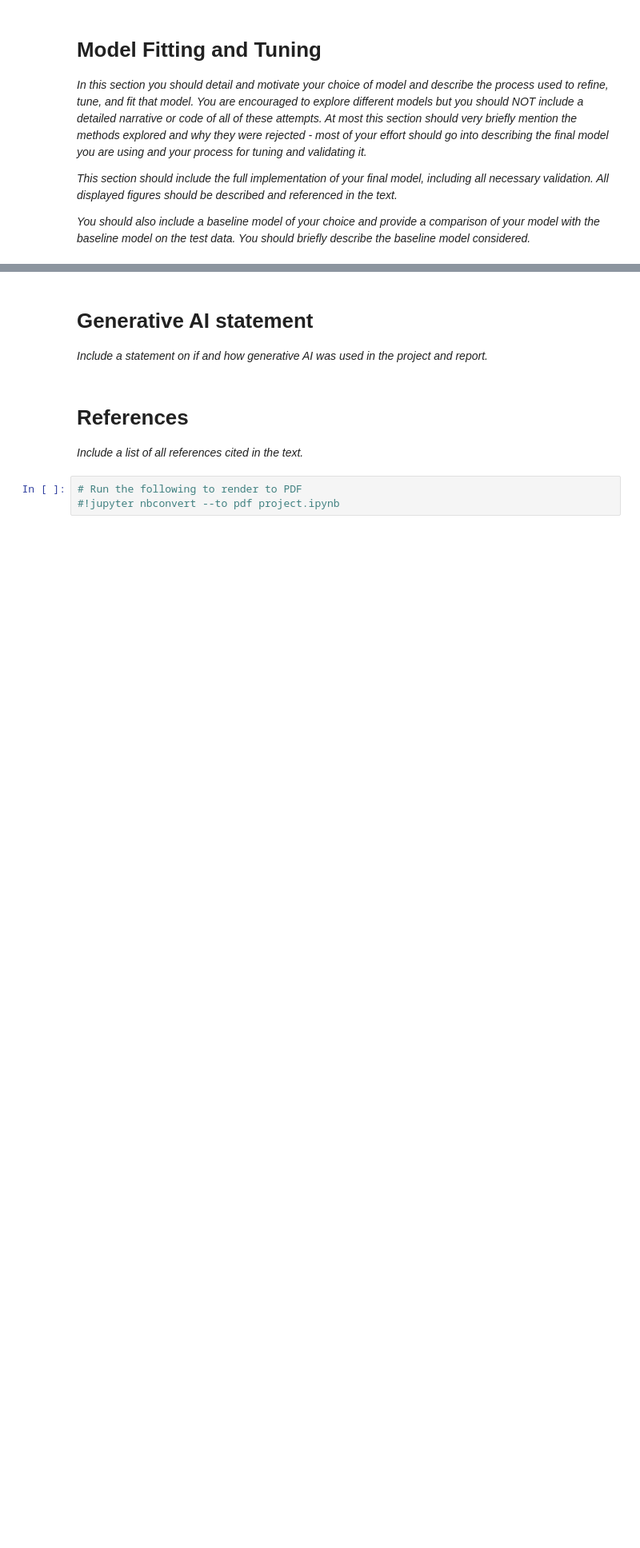
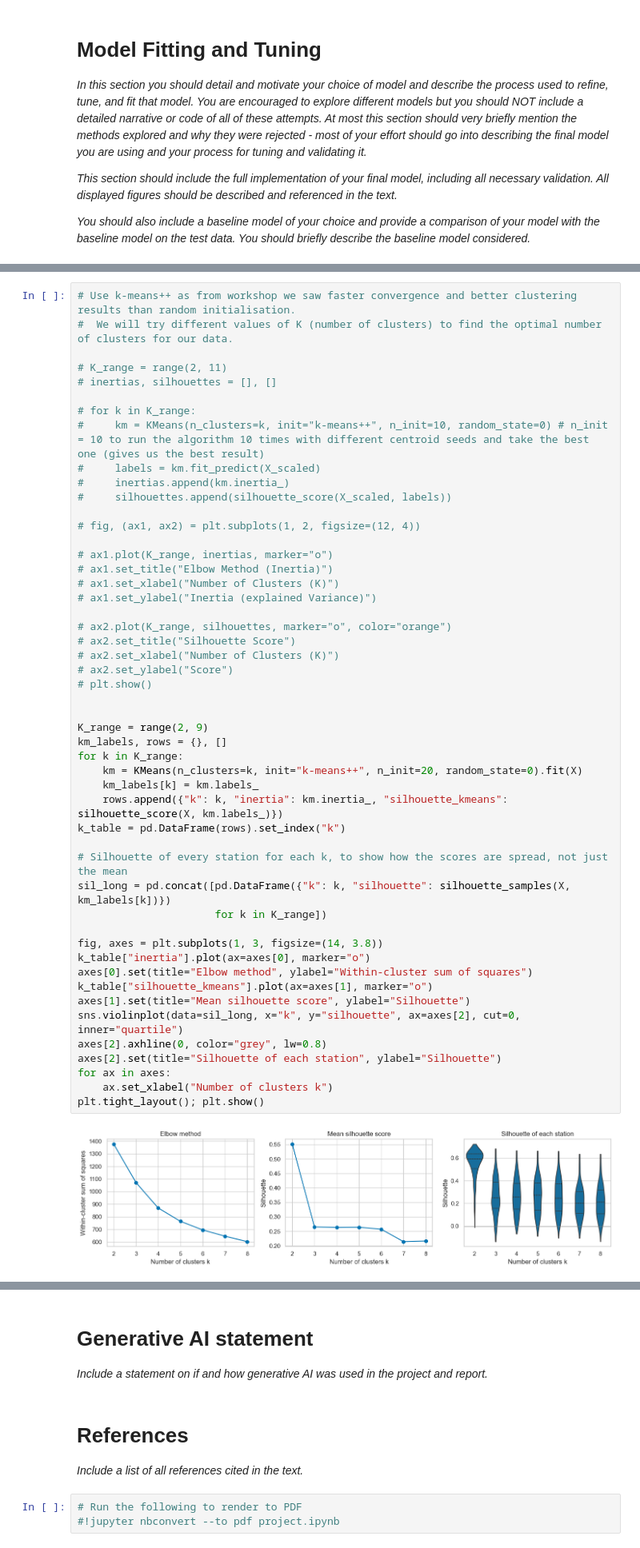
Before and after one commit to Finnmc3/ML-Project, a Jupyter notebook: Data and notebook/project.ipynb, the cells around one changed output, grey strips where cells are left out. Shown at 80% size. Saved outputs shown, nothing was run; the diff lists cells and outputs as text; blank space fills up the shorter version.

Commit message:
Clustering: behaviour features, k selection (silhouette, Ward, stability), final k=4 clusters and interpretation

```diff
--- a/Data and notebook/project.ipynb
+++ b/Data and notebook/project.ipynb
@@ -458,0 +504,52 @@ plt.show()
+# %%
+# Use k-means++ as from workshop we saw faster convergence and better clustering results than random initialisation.
+#  We will try different values of K (number of clusters) to find the optimal number of clusters for our data.
+
+# K_range = range(2, 11)
+# inertias, silhouettes = [], []
+
+# for k in K_range:
+#     km = KMeans(n_clusters=k, init="k-means++", n_init=10, random_state=0) # n_init = 10 to run the algorithm 10 times with different centroid seeds and take the best one (gives us the best result)
+#     labels = km.fit_predict(X_scaled)
+#     inertias.append(km.inertia_)
+#     silhouettes.append(silhouette_score(X_scaled, labels))
+
+# fig, (ax1, ax2) = plt.subplots(1, 2, figsize=(12, 4))
+
+# ax1.plot(K_range, inertias, marker="o")
+# ax1.set_title("Elbow Method (Inertia)")
+# ax1.set_xlabel("Number of Clusters (K)")
+# ax1.set_ylabel("Inertia (explained Variance)")
+
+# ax2.plot(K_range, silhouettes, marker="o", color="orange")
+# ax2.set_title("Silhouette Score")
+# ax2.set_xlabel("Number of Clusters (K)")
+# ax2.set_ylabel("Score")
+# plt.show()
+
+
+K_range = range(2, 9)
+km_labels, rows = {}, []
+for k in K_range:
+    km = KMeans(n_clusters=k, init="k-means++", n_init=20, random_state=0).fit(X)
+    km_labels[k] = km.labels_
+    rows.append({"k": k, "inertia": km.inertia_, "silhouette_kmeans": silhouette_score(X, km.labels_)})
+k_table = pd.DataFrame(rows).set_index("k")
+
+# Silhouette of every station for each k, to show how the scores are spread, not just the mean
+sil_long = pd.concat([pd.DataFrame({"k": k, "silhouette": silhouette_samples(X, km_labels[k])})
+                      for k in K_range])
+
+fig, axes = plt.subplots(1, 3, figsize=(14, 3.8))
+k_table["inertia"].plot(ax=axes[0], marker="o")
+axes[0].set(title="Elbow method", ylabel="Within-cluster sum of squares")
+k_table["silhouette_kmeans"].plot(ax=axes[1], marker="o")
+axes[1].set(title="Mean silhouette score", ylabel="Silhouette")
+sns.violinplot(data=sil_long, x="k", y="silhouette", ax=axes[2], cut=0, inner="quartile")
+axes[2].axhline(0, color="grey", lw=0.8)
+axes[2].set(title="Silhouette of each station", ylabel="Silhouette")
+for ax in axes:
+    ax.set_xlabel("Number of clusters k")
+plt.tight_layout(); plt.show()
+# %% [output]
+[figure, added]
```
Also changed, not shown: parts of 10 cells of this notebook.
